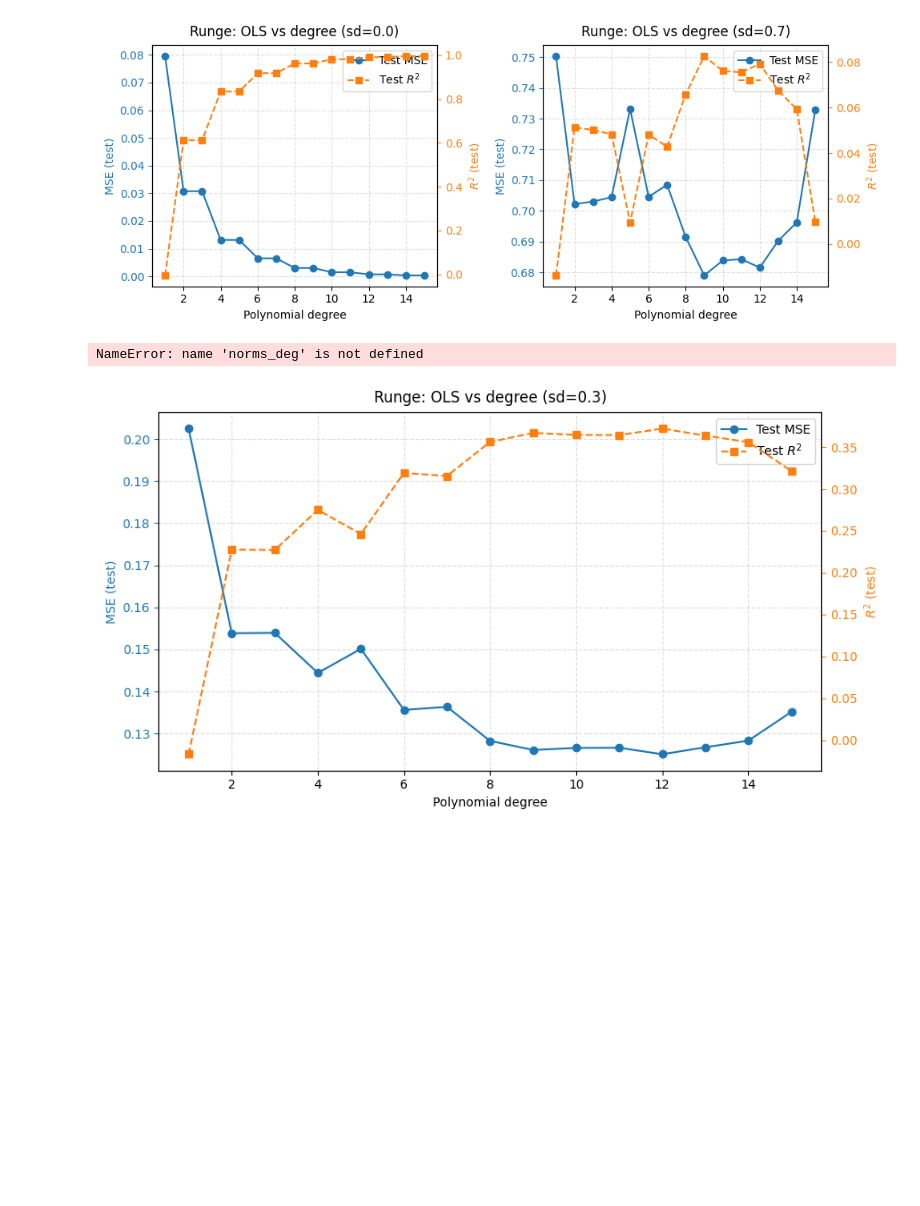
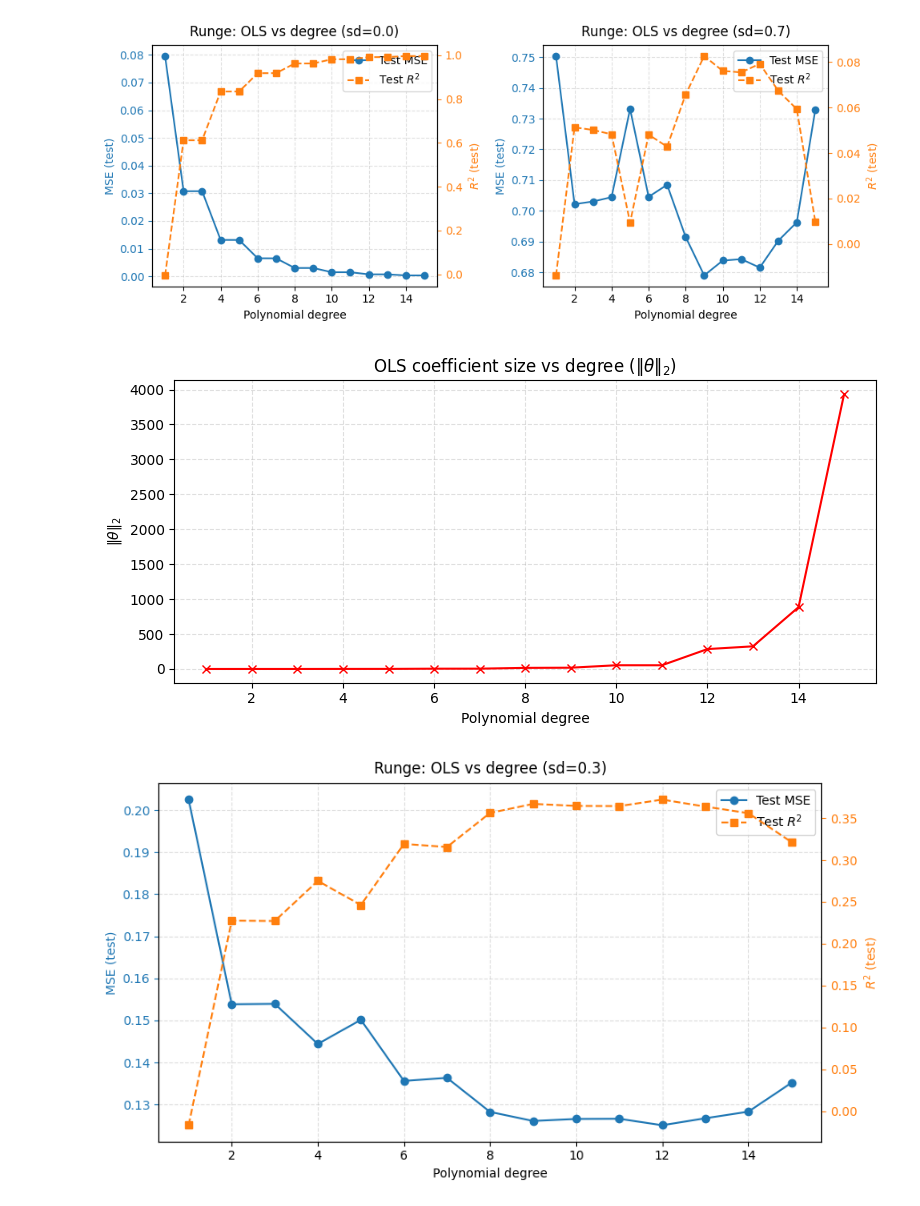
Before and after one commit to beateovl/FYS-STK4155, a Jupyter notebook: Project-1/Notebooks/Part_a_OLS_degree.ipynb, the cells around one changed output. Saved outputs shown, nothing was run; the diff lists cells and outputs as text; code cells hidden in the pictures; blank space fills up the shorter version.

```diff
--- a/Project-1/Notebooks/Part_a_OLS_degree.ipynb
+++ b/Project-1/Notebooks/Part_a_OLS_degree.ipynb
@@ -36,6 +36,8 @@ X_tr_s, X_te_s, y_tr_c, y_te, scaler, y_mean = split_and_scale(X_full, y, test_s
 from Code.data   import make_data, build_features, split_and_scale
 from Code.models import sweep_degree
 from Code.plots  import plot_mse_r2_vs_degree, plot_theta_norms
+
+
 
 noise_sds  = [0.0, 0.7]
 
@@ -45,34 +47,38 @@ fig, axes = plt.subplots(1, len(noise_sds), figsize=(5*len(noise_sds), 4), share
 
 for ax, sd in zip(axes, noise_sds):
     # regenerate data for this noise level
     x, y    = make_data(n=N_SAMPLES, noise_sd=sd, seed=SEED_DATA)
     X_full  = build_features(x, degree=DEG_MAX, include_bias=False)
 
     # sweep degrees
     degrees, mse_deg, r2_deg, _ = sweep_degree(
         X_full, y, split_func=split_and_scale, deg_max=DEG_MAX
     )
 
 
     plot_mse_r2_vs_degree(
         degrees, mse_deg, r2_deg,
         title=f"Runge: OLS vs degree (sd={sd})",
         ax=ax, show=False, savepath=proj_dir / "Figures" / "runge_ols_mse_r2_vs_degree.png"
     )
 
 fig.tight_layout()
 # fig.savefig(proj_dir / "Figures" / "runge_ols_mse_r2_subplots.png", dpi=300, bbox_inches="tight")
 plt.show()
 
+degrees, _, _, norms_deg = sweep_degree(
+    X_full, y, split_func=split_and_scale, deg_max=DEG_MAX
+)
+
 plot_theta_norms(
     degrees, norms_deg,
     xlabel="Polynomial degree",
     title=r"OLS coefficient size vs degree ($\|\theta\|_2$)",
     savepath=fig_dir / "ols_theta_norms_vs_degree_single.png"
 )
 # %% [output]
 [figure]
-NameError: name 'norms_deg' is not defined
+[figure, added]
 # %%
 # our sd
 sd = 0.3
```
Also changed, not shown: 7 other files.
